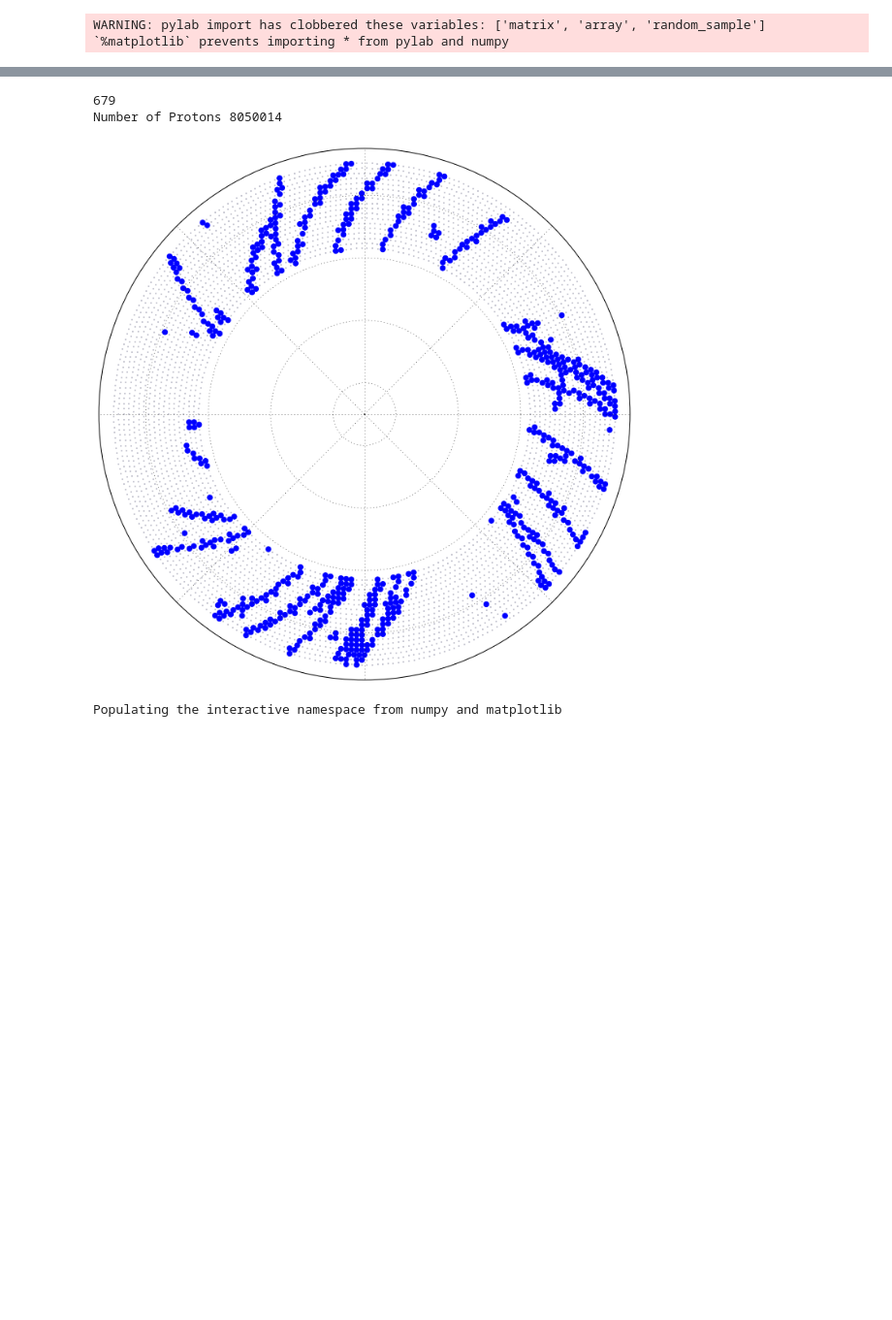
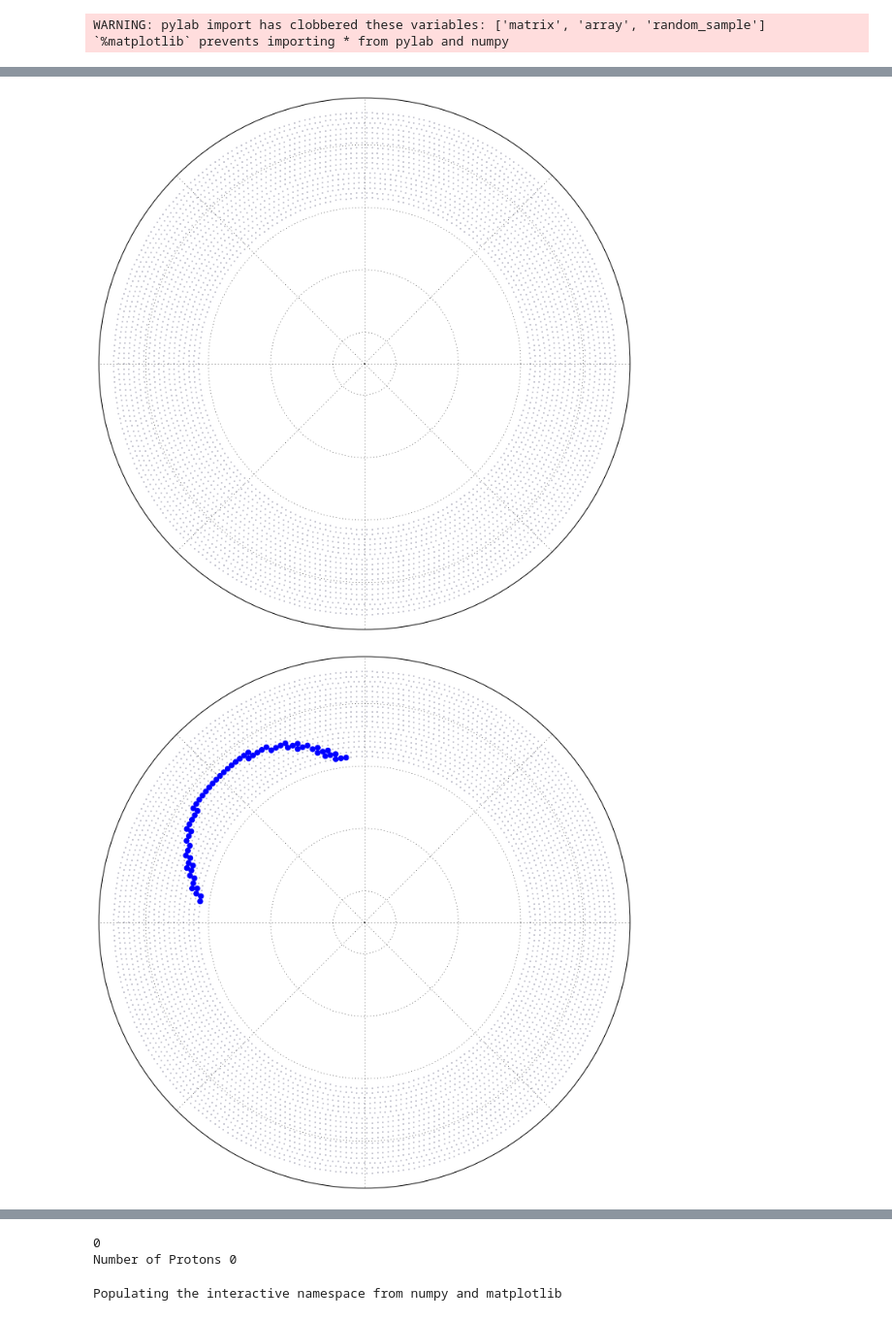
Before and after one commit to ewengillies/track-finding-yandex, a Jupyter notebook: notebooks/oaAnalysisChecker.ipynb, the cells around one changed output, grey strips where cells are left out. Shown at 97% size. Saved outputs shown, nothing was run; the diff lists cells and outputs as text; code cells hidden in the pictures; blank space fills up the shorter version.

```diff
--- a/notebooks/oaAnalysisChecker.ipynb
+++ b/notebooks/oaAnalysisChecker.ipynb
@@ -60,7 +81,7 @@ for event in range(labels.shape[0]):
         print "Error at "+str(event) +" "+ str(n_channels) +" "+ str(n_hits)
         print "Wire(s) " + str(missing_wires) + " are missing"
         errors += [event]
-    if n_hits != 0:
+    if n_hits > 0:
         n_events += 1
     total_hits += n_hits
 print "Number of events is "+str(n_events)
@@ -73,14 +94,17 @@ Average is 39.2363636364
 # %%
 # Basic output
 dead_wires = [1751, 2249, 2507, 1997]
 new_labels = np.zeros(4482)
 total_protons = 0
-for event in range(20):
-        new_labels += labels[event]
-        total_protons += rootArray["NProtons"][event]
-new_labels = new_labels != 0
-plot_output(new_labels, hits.cydet)
+for event in range(10):
+    new_labels = labels[event]
+    total_protons = rootArray["NProtons"][event]
+    new_labels = new_labels != 0
+    plot_output(new_labels, hits.cydet)
+    show()
 print sum(new_labels)
 print "Number of Protons {}".format(total_protons)
 show()
 # %% [output]
+[figure, new version]
+[figure, added]
@@ -87,6 +119,5 @@ show()
-679
-Number of Protons 8050014
+0
+Number of Protons 0
-[figure, old version]
 # %%
 %run visualizations.ipynb
 # %% [output]
```
Also changed, not shown: parts of 7 cells of this notebook, 11 other files.
